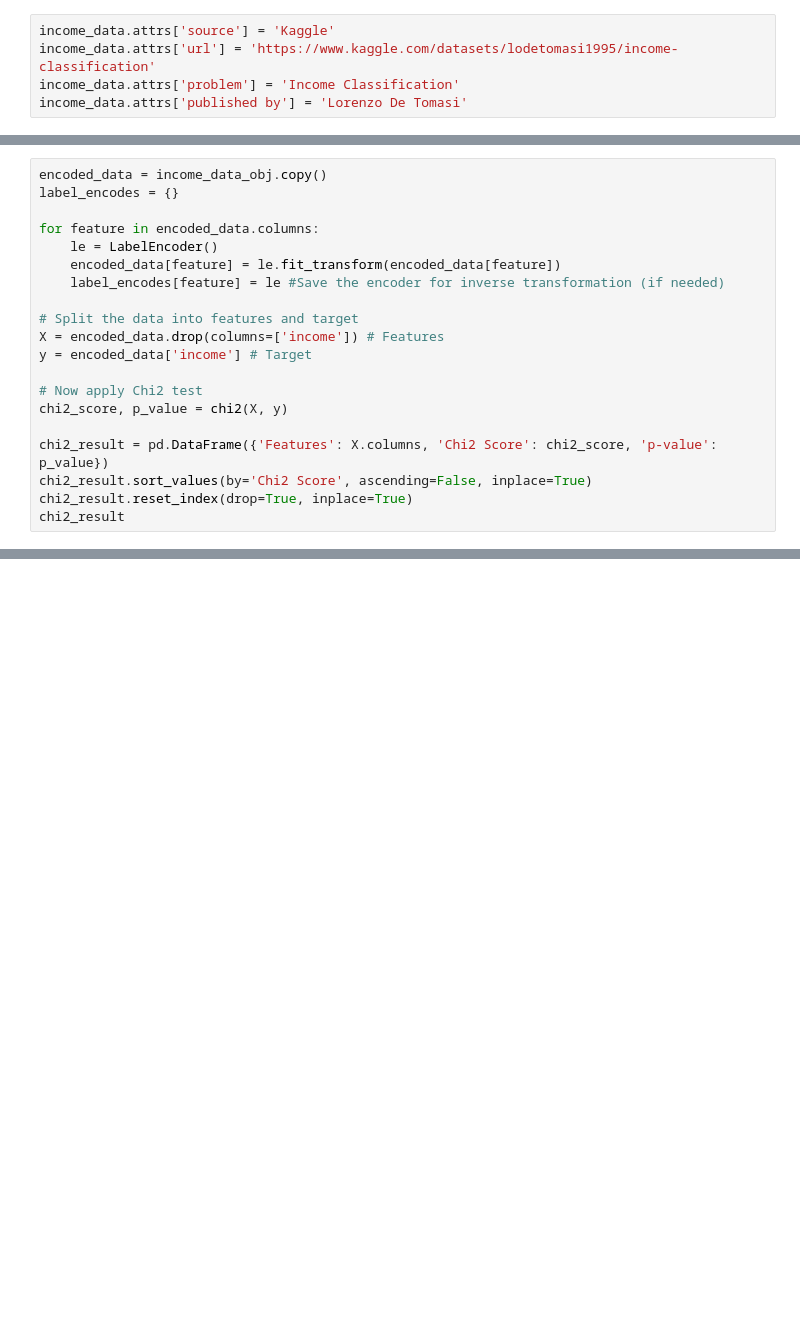
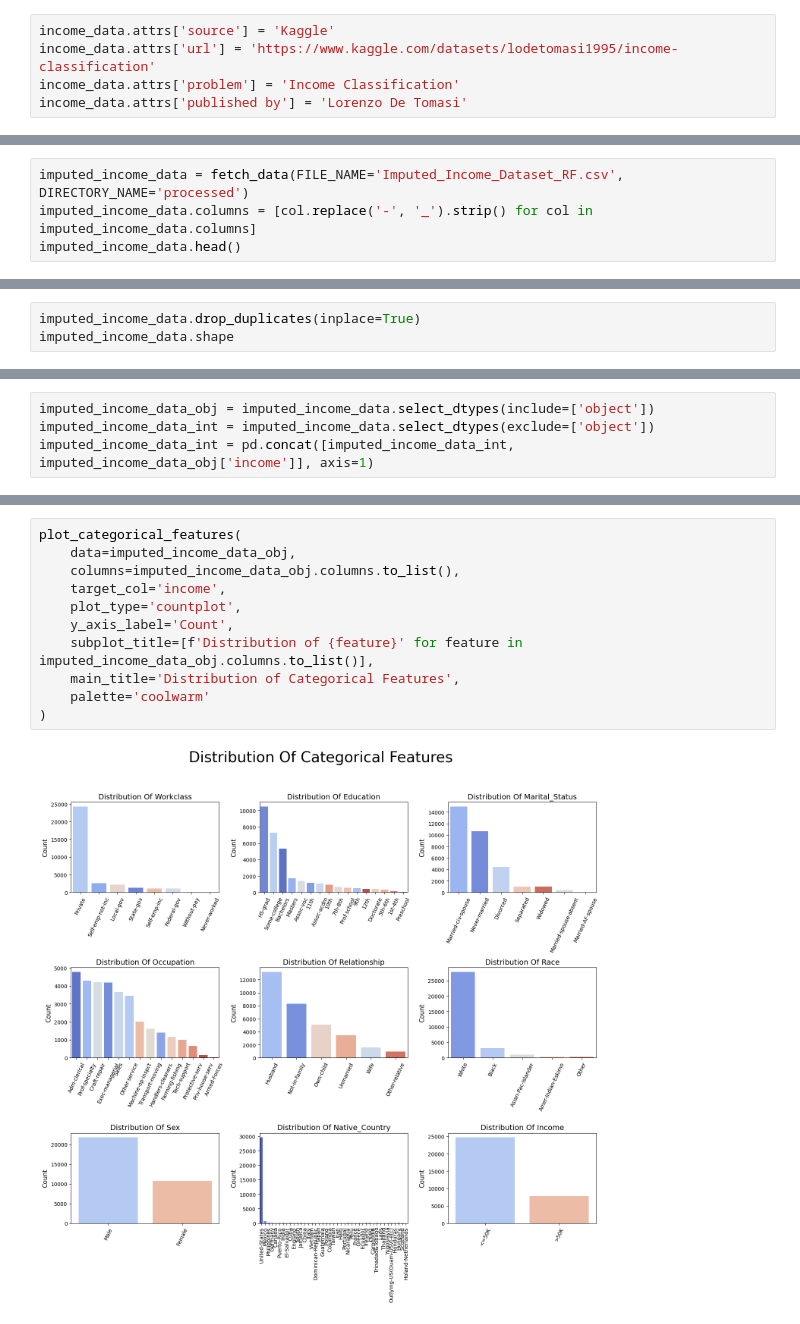
Before and after one commit to Safir-Mehdi/ML_Pipeline_Project, a Jupyter notebook: notebooks/EDA.ipynb, the cells around one changed output, grey strips where cells are left out. Cells and saved outputs as stored; diff of their text form; blank space fills up the shorter version.

```diff
--- a/notebooks/EDA.ipynb
+++ b/notebooks/EDA.ipynb
@@ -414,20 +94,0 @@ For *Correlations & Relationships* we perform `Chi-Square Test` that statictical
-# %%
-encoded_data = income_data_obj.copy()
-label_encodes = {}
-
-for feature in encoded_data.columns:
-    le = LabelEncoder()
-    encoded_data[feature] = le.fit_transform(encoded_data[feature])
-    label_encodes[feature] = le #Save the encoder for inverse transformation (if needed)
-
-# Split the data into features and target
-X = encoded_data.drop(columns=['income']) # Features
-y = encoded_data['income'] # Target
-
-# Now apply Chi2 test
-chi2_score, p_value = chi2(X, y)
-
-chi2_result = pd.DataFrame({'Features': X.columns, 'Chi2 Score': chi2_score, 'p-value': p_value})
-chi2_result.sort_values(by='Chi2 Score', ascending=False, inplace=True)
-chi2_result.reset_index(drop=True, inplace=True)
-chi2_result
@@ -660,0 +125,4 @@ income_data_int[income_data_int.drop(columns=['income']).columns].corr()
+# %%
+imputed_income_data = fetch_data(FILE_NAME='Imputed_Income_Dataset_RF.csv', DIRECTORY_NAME='processed')
+imputed_income_data.columns = [col.replace('-', '_').strip() for col in imputed_income_data.columns]
+imputed_income_data.head()
@@ -660,0 +145,3 @@ income_data_int[income_data_int.drop(columns=['income']).columns].corr()
+# %%
+imputed_income_data.drop_duplicates(inplace=True)
+imputed_income_data.shape
@@ -660,0 +155,4 @@ income_data_int[income_data_int.drop(columns=['income']).columns].corr()
+# %%
+imputed_income_data_obj = imputed_income_data.select_dtypes(include=['object'])
+imputed_income_data_int = imputed_income_data.select_dtypes(exclude=['object'])
+imputed_income_data_int = pd.concat([imputed_income_data_int, imputed_income_data_obj['income']], axis=1)
@@ -660,0 +249,13 @@ income_data_int[income_data_int.drop(columns=['income']).columns].corr()
+# %%
+plot_categorical_features(
+    data=imputed_income_data_obj,
+    columns=imputed_income_data_obj.columns.to_list(),
+    target_col='income',
+    plot_type='countplot',
+    y_axis_label='Count',
+    subplot_title=[f'Distribution of {feature}' for feature in imputed_income_data_obj.columns.to_list()],
+    main_title='Distribution of Categorical Features',
+    palette='coolwarm'
+)
+# %% [output]
+[figure, added]
```
Also changed, not shown: parts of 105 cells of this notebook, 4 other files.
